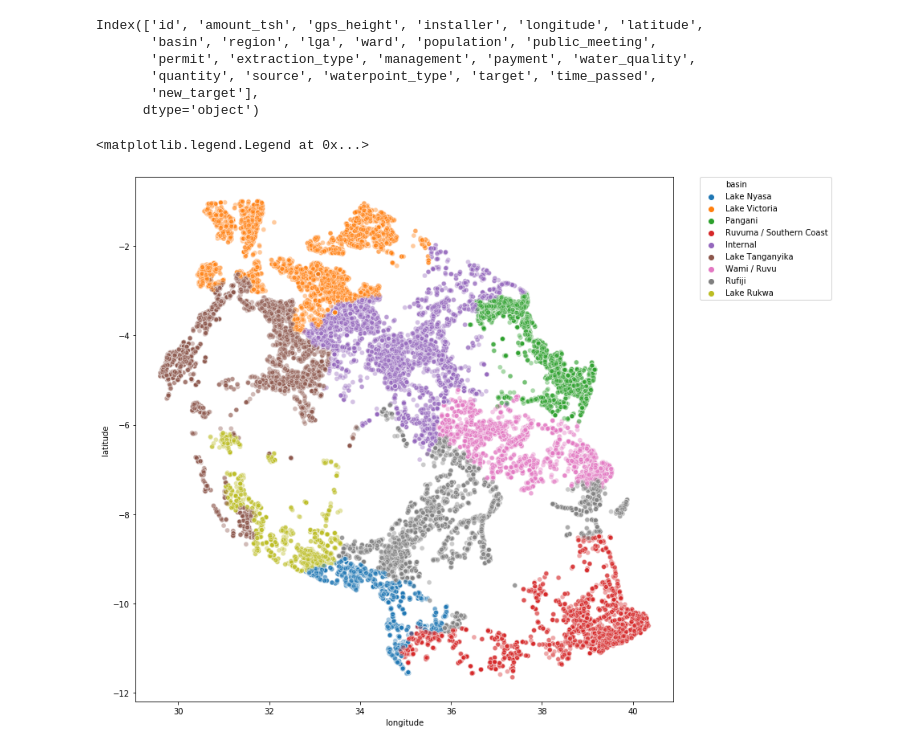
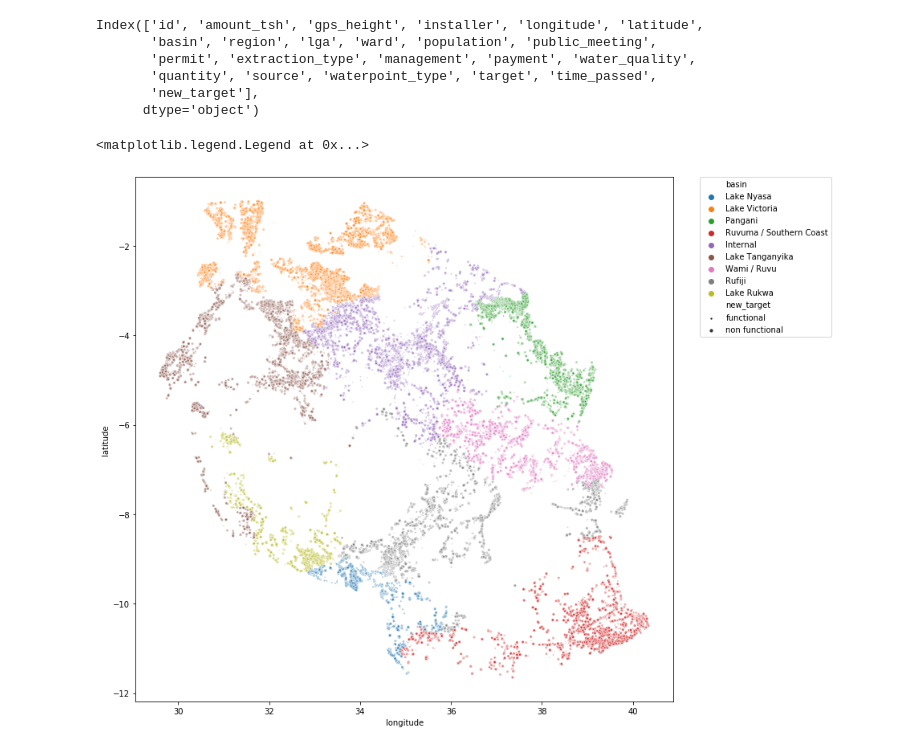
Before and after one commit to HeeebsInc/Mod3Project, a Jupyter notebook: Notebooks/JM/1.0-JMB-initial_EDA.ipynb, the cells around one changed output. Cells and saved outputs as stored; diff of their text form; code cells hidden in the pictures.

Commit message:
adding subsetting functions in pipe test, viewing by basin in EDA

```diff
--- a/Notebooks/JM/1.0-JMB-initial_EDA.ipynb
+++ b/Notebooks/JM/1.0-JMB-initial_EDA.ipynb
@@ -368,8 +368,8 @@ Index(['id', 'amount_tsh', 'gps_height', 'installer', 'longitude', 'latitude',
       dtype='object')
 # %%
 fig, ax= plt.subplots(figsize=(12,12))
-sns.scatterplot('longitude', 'latitude', data=df, alpha=0.4, ax=ax, hue='basin')
+sns.scatterplot('longitude', 'latitude', data=df, alpha=0.4, ax=ax, hue='basin', size='new_target', sizes={'functional':2, 'non functional':10})
 plt.legend(bbox_to_anchor=(1.05, 1), loc=2, borderaxespad=0.)
 # %% [output]
 <matplotlib.legend.Legend at 0x...>
-[figure, old version]
+[figure, new version]
```
Also changed, not shown: parts of 2 cells of this notebook, 1 other file.
